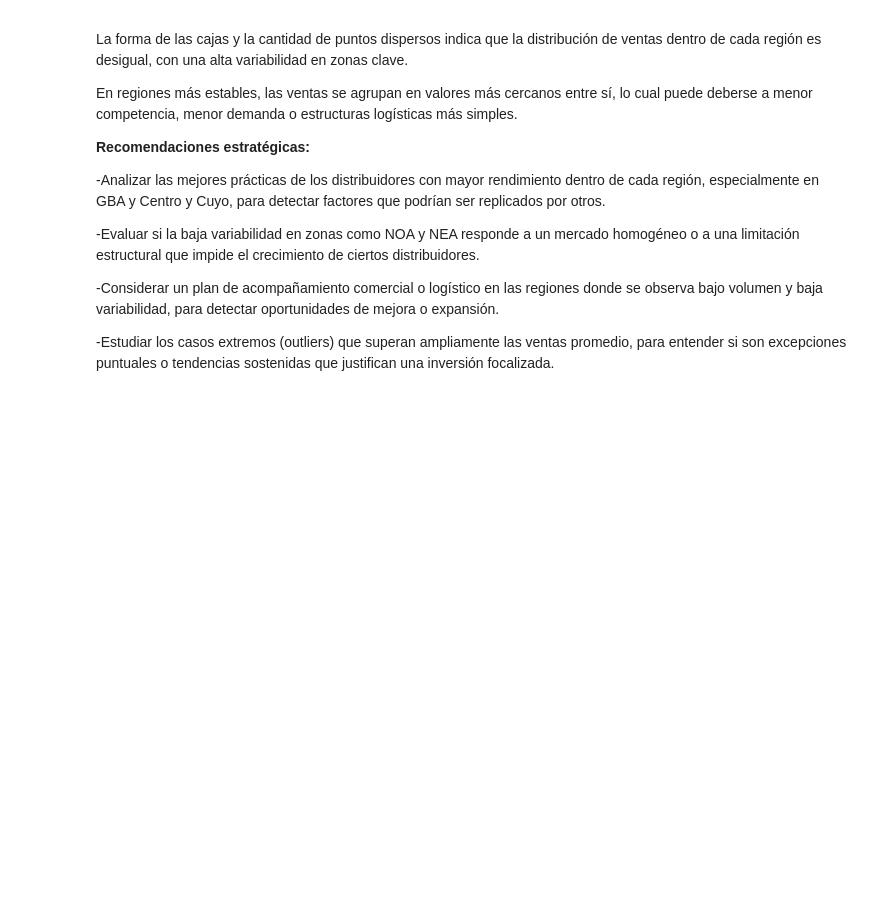
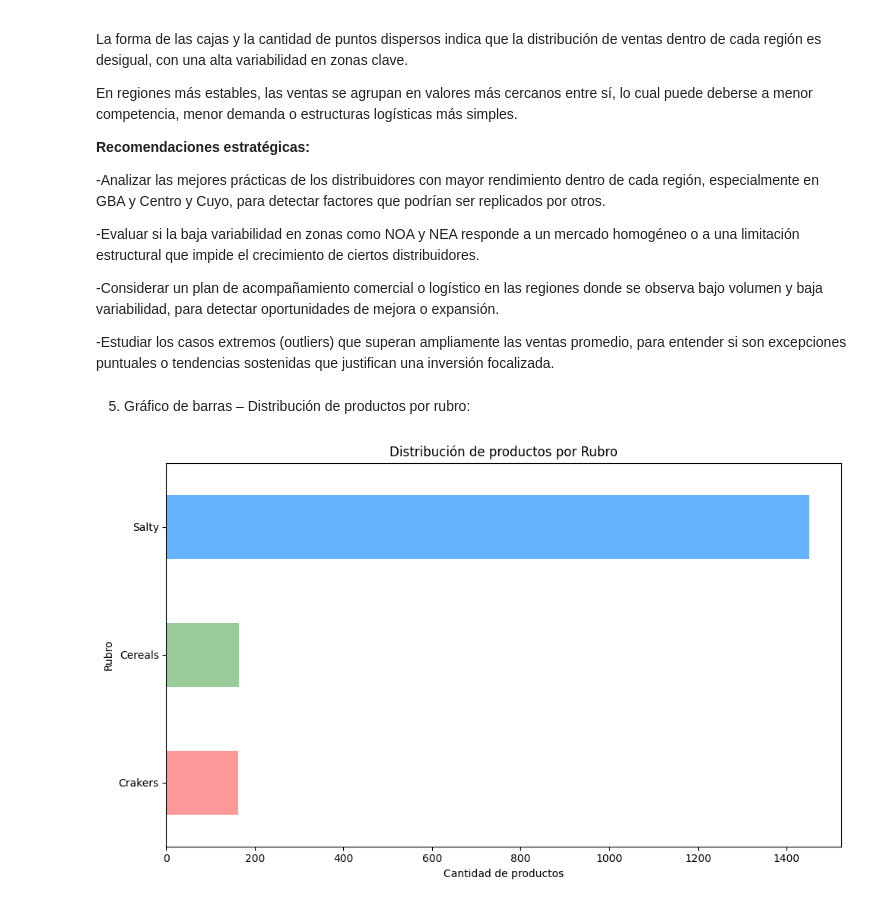
Before and after one commit to ISPC-CDIA/DataTeam---Proyecto-ABP-Analista-de-Datos-2025, a Jupyter notebook: JupiterNotebook/EVIDENCIA 3/Proyecto_Analisis_de_datos_Grupo_8_PepsiCo.ipynb, the cells around one changed output. Drawn from its saved outputs; the diff is of its cells as text; code cells hidden in the pictures; blank space fills up the shorter version.

Commit message:
grafico rubro

```diff
--- a/JupiterNotebook/EVIDENCIA 3/Proyecto_Analisis_de_datos_Grupo_8_PepsiCo.ipynb
+++ b/JupiterNotebook/EVIDENCIA 3/Proyecto_Analisis_de_datos_Grupo_8_PepsiCo.ipynb
@@ -884,3 +884,19 @@ En regiones más estables, las ventas se agrupan en valores más cercanos entre
 -Considerar un plan de acompañamiento comercial o logístico en las regiones donde se observa bajo volumen y baja variabilidad, para detectar oportunidades de mejora o expansión.
 
 -Estudiar los casos extremos (outliers) que superan ampliamente las ventas promedio, para entender si son excepciones puntuales o tendencias sostenidas que justifican una inversión focalizada.
+# %% [markdown]
+5. Gráfico de barras – Distribución de productos por rubro:
+# %%
+ventas_por_rubro = df['Rubro'].value_counts().sort_values()
+
+colores = ['#FF9999', '#99CC99', '#66B2FF']
+
+plt.figure(figsize=(10, 6))
+ventas_por_rubro.plot(kind='barh', color=colores)
+plt.title('Distribución de productos por Rubro')
+plt.xlabel('Cantidad de productos')
+plt.ylabel('Rubro')
+plt.tight_layout()
+plt.show()
+# %% [output]
+[figure, added]
```
Also changed, not shown: parts of 1 cell of this notebook.
